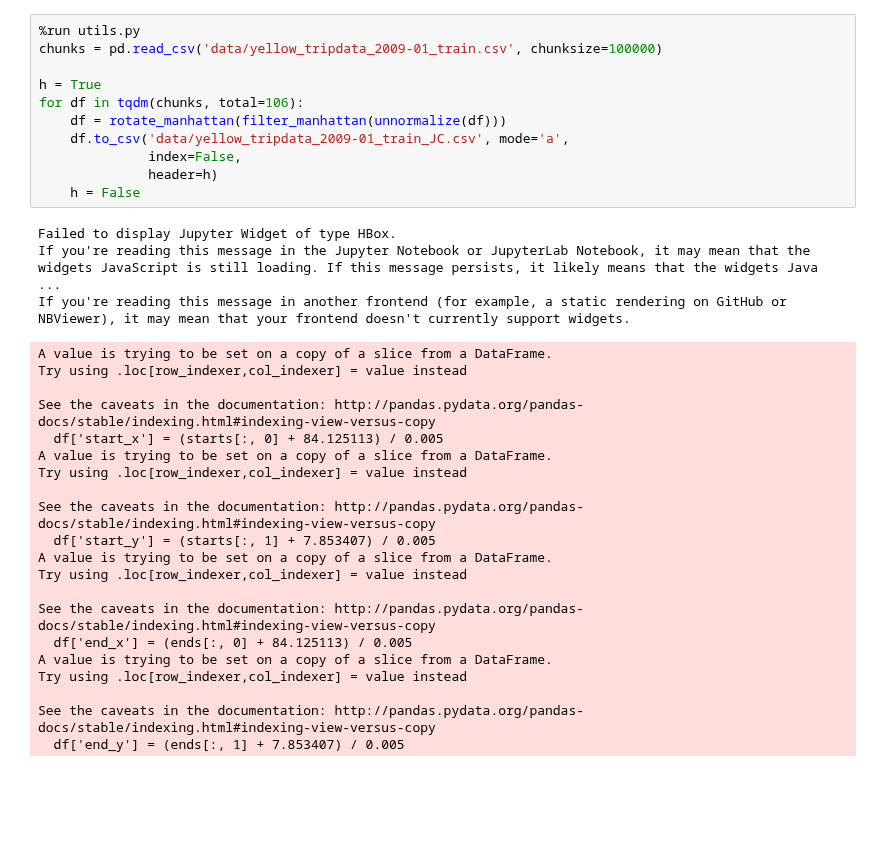
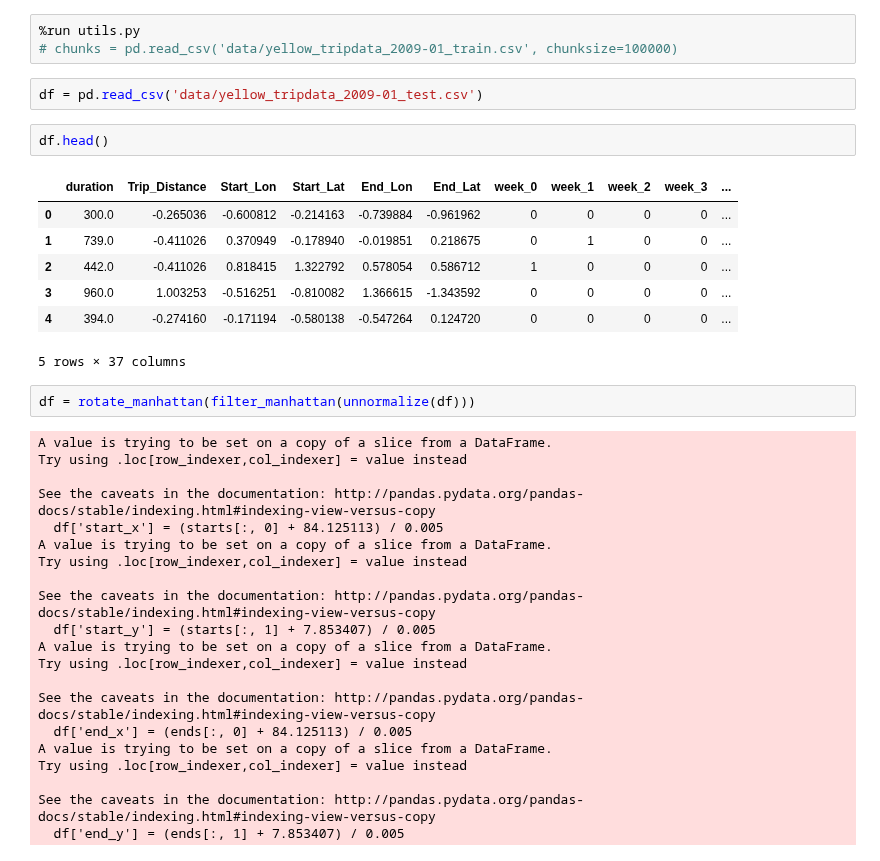
Before and after one commit to M20190649/cs281-final-taxi, a Jupyter notebook: 2017-11-26_FR_clean_data.ipynb, the cells around one changed output. Drawn from its saved outputs; the diff is of its cells as text; blank space fills up the shorter version.

```diff
--- a/2017-11-26_FR_clean_data.ipynb
+++ b/2017-11-26_FR_clean_data.ipynb
@@ -1,35 +1,38 @@
 # %%
 %run utils.py
-chunks = pd.read_csv('data/yellow_tripdata_2009-01_train.csv', chunksize=100000)
-
-h = True
-for df in tqdm(chunks, total=106):
-    df = rotate_manhattan(filter_manhattan(unnormalize(df)))
-    df.to_csv('data/yellow_tripdata_2009-01_train_JC.csv', mode='a',
-              index=False,
-              header=h)
-    h = False
+# chunks = pd.read_csv('data/yellow_tripdata_2009-01_train.csv', chunksize=100000)
-# %% [output]
-Failed to display Jupyter Widget of type HBox.
-If you're reading this message in the Jupyter Notebook or JupyterLab Notebook, it may mean that the widgets JavaScript is still loading. If this message persists, it likely means that the widgets Java ...
-If you're reading this message in another frontend (for example, a static rendering on GitHub or NBViewer), it may mean that your frontend doesn't currently support widgets.
-A value is trying to be set on a copy of a slice from a DataFrame.
-Try using .loc[row_indexer,col_indexer] = value instead
-
-See the caveats in the documentation: http://pandas.pydata.org/pandas-docs/stable/indexing.html#indexing-view-versus-copy
-  df['start_x'] = (starts[:, 0] + 84.125113) / 0.005
-A value is trying to be set on a copy of a slice from a DataFrame.
-Try using .loc[row_indexer,col_indexer] = value instead
-
-See the caveats in the documentation: http://pandas.pydata.org/pandas-docs/stable/indexing.html#indexing-view-versus-copy
-  df['start_y'] = (starts[:, 1] + 7.853407) / 0.005
-A value is trying to be set on a copy of a slice from a DataFrame.
-Try using .loc[row_indexer,col_indexer] = value instead
-
-See the caveats in the documentation: http://pandas.pydata.org/pandas-docs/stable/indexing.html#indexing-view-versus-copy
-  df['end_x'] = (ends[:, 0] + 84.125113) / 0.005
-A value is trying to be set on a copy of a slice from a DataFrame.
-Try using .loc[row_indexer,col_indexer] = value instead
-
-See the caveats in the documentation: http://pandas.pydata.org/pandas-docs/stable/indexing.html#indexing-view-versus-copy
-  df['end_y'] = (ends[:, 1] + 7.853407) / 0.005
+# %%
+df = pd.read_csv('data/yellow_tripdata_2009-01_test.csv')
+# %%
+df.head()
+# %% [output]
+|  | duration | Trip_Distance | Start_Lon | Start_Lat | End_Lon | End_Lat | week_0 | week_1 | week_2 | week_3 | ... |
+| 0 | 300.0 | -0.265036 | -0.600812 | -0.214163 | -0.739884 | -0.961962 | 0 | 0 | 0 | 0 | ... |
+| 1 | 739.0 | -0.411026 | 0.370949 | -0.178940 | -0.019851 | 0.218675 | 0 | 1 | 0 | 0 | ... |
+| 2 | 442.0 | -0.411026 | 0.818415 | 1.322792 | 0.578054 | 0.586712 | 1 | 0 | 0 | 0 | ... |
+| 3 | 960.0 | 1.003253 | -0.516251 | -0.810082 | 1.366615 | -1.343592 | 0 | 0 | 0 | 0 | ... |
+| 4 | 394.0 | -0.274160 | -0.171194 | -0.580138 | -0.547264 | 0.124720 | 0 | 0 | 0 | 0 | ... |
+5 rows × 37 columns
+# %%
+df = rotate_manhattan(filter_manhattan(unnormalize(df)))
+# %% [output]
+A value is trying to be set on a copy of a slice from a DataFrame.
+Try using .loc[row_indexer,col_indexer] = value instead
+
+See the caveats in the documentation: http://pandas.pydata.org/pandas-docs/stable/indexing.html#indexing-view-versus-copy
+  df['start_x'] = (starts[:, 0] + 84.125113) / 0.005
+A value is trying to be set on a copy of a slice from a DataFrame.
+Try using .loc[row_indexer,col_indexer] = value instead
+
+See the caveats in the documentation: http://pandas.pydata.org/pandas-docs/stable/indexing.html#indexing-view-versus-copy
+  df['start_y'] = (starts[:, 1] + 7.853407) / 0.005
+A value is trying to be set on a copy of a slice from a DataFrame.
+Try using .loc[row_indexer,col_indexer] = value instead
+
+See the caveats in the documentation: http://pandas.pydata.org/pandas-docs/stable/indexing.html#indexing-view-versus-copy
+  df['end_x'] = (ends[:, 0] + 84.125113) / 0.005
+A value is trying to be set on a copy of a slice from a DataFrame.
+Try using .loc[row_indexer,col_indexer] = value instead
+
+See the caveats in the documentation: http://pandas.pydata.org/pandas-docs/stable/indexing.html#indexing-view-versus-copy
+  df['end_y'] = (ends[:, 1] + 7.853407) / 0.005
```
Also changed, not shown: parts of 2 cells of this notebook, 6 other files.
